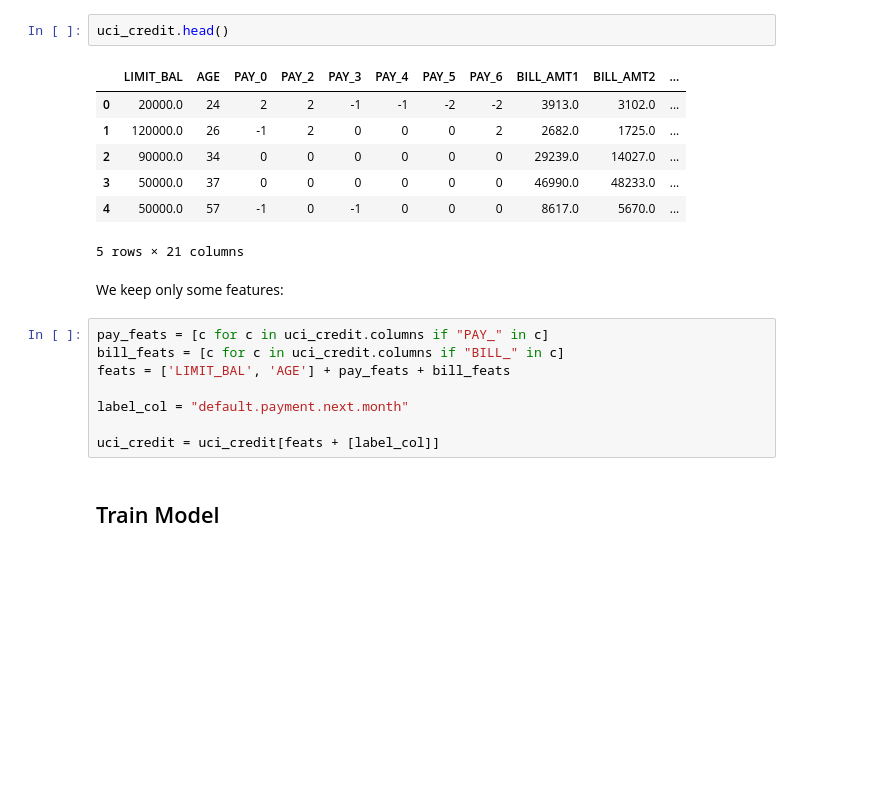
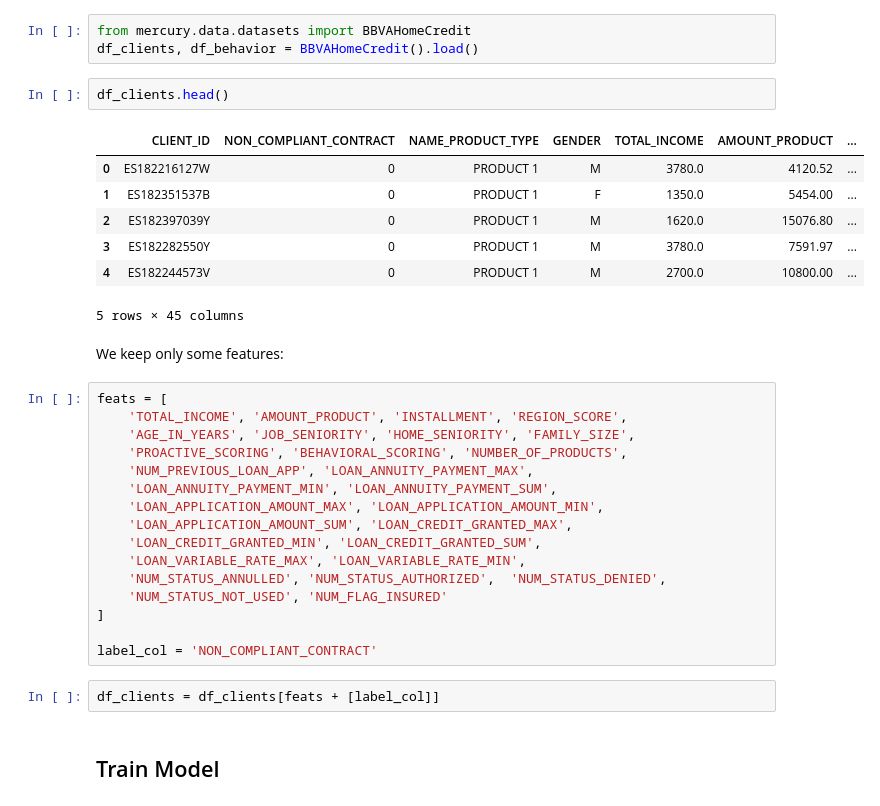
Before and after one commit to BBVA/mercury-explainability, a Jupyter notebook: tutorials/tutorial_counterfactual_basic_explainer_higher_dim.ipynb, the cells around one changed output. Drawn from its saved outputs; the diff is of its cells as text; blank space fills up the shorter version.

```diff
--- a/tutorials/tutorial_counterfactual_basic_explainer_higher_dim.ipynb
+++ b/tutorials/tutorial_counterfactual_basic_explainer_higher_dim.ipynb
@@ -27,23 +43,36 @@ uci_credit = uci_credit.drop(['ID', 'SEX', 'EDUCATION', 'MARRIAGE'], axis=1)
+# %%
+from mercury.data.datasets import BBVAHomeCredit
+df_clients, df_behavior = BBVAHomeCredit().load()
 # %%
-uci_credit.head()
+df_clients.head()
 # %% [output]
-|  | LIMIT_BAL | AGE | PAY_0 | PAY_2 | PAY_3 | PAY_4 | PAY_5 | PAY_6 | BILL_AMT1 | BILL_AMT2 | ... |
-| 0 | 20000.0 | 24 | 2 | 2 | -1 | -1 | -2 | -2 | 3913.0 | 3102.0 | ... |
-| 1 | 120000.0 | 26 | -1 | 2 | 0 | 0 | 0 | 2 | 2682.0 | 1725.0 | ... |
-| 2 | 90000.0 | 34 | 0 | 0 | 0 | 0 | 0 | 0 | 29239.0 | 14027.0 | ... |
-| 3 | 50000.0 | 37 | 0 | 0 | 0 | 0 | 0 | 0 | 46990.0 | 48233.0 | ... |
-| 4 | 50000.0 | 57 | -1 | 0 | -1 | 0 | 0 | 0 | 8617.0 | 5670.0 | ... |
+|  | CLIENT_ID | NON_COMPLIANT_CONTRACT | NAME_PRODUCT_TYPE | GENDER | TOTAL_INCOME | AMOUNT_PRODUCT | ... |
+| 0 | ES182216127W | 0 | PRODUCT 1 | M | 3780.0 | 4120.52 | ... |
+| 1 | ES182351537B | 0 | PRODUCT 1 | F | 1350.0 | 5454.00 | ... |
+| 2 | ES182397039Y | 0 | PRODUCT 1 | M | 1620.0 | 15076.80 | ... |
+| 3 | ES182282550Y | 0 | PRODUCT 1 | M | 3780.0 | 7591.97 | ... |
+| 4 | ES182244573V | 0 | PRODUCT 1 | M | 2700.0 | 10800.00 | ... |
-5 rows × 21 columns
+5 rows × 45 columns
 # %% [markdown]
 We keep only some features:
-# %%
-pay_feats = [c for c in uci_credit.columns if "PAY_" in c]
-bill_feats = [c for c in uci_credit.columns if "BILL_" in c]
-feats = ['LIMIT_BAL', 'AGE'] + pay_feats + bill_feats
-
-label_col = "default.payment.next.month"
-
-uci_credit = uci_credit[feats + [label_col]]
+# %%
+feats = [
+    'TOTAL_INCOME', 'AMOUNT_PRODUCT', 'INSTALLMENT', 'REGION_SCORE',
+    'AGE_IN_YEARS', 'JOB_SENIORITY', 'HOME_SENIORITY', 'FAMILY_SIZE',
+    'PROACTIVE_SCORING', 'BEHAVIORAL_SCORING', 'NUMBER_OF_PRODUCTS',
+    'NUM_PREVIOUS_LOAN_APP', 'LOAN_ANNUITY_PAYMENT_MAX',
+    'LOAN_ANNUITY_PAYMENT_MIN', 'LOAN_ANNUITY_PAYMENT_SUM',
+    'LOAN_APPLICATION_AMOUNT_MAX', 'LOAN_APPLICATION_AMOUNT_MIN',
+    'LOAN_APPLICATION_AMOUNT_SUM', 'LOAN_CREDIT_GRANTED_MAX',
+    'LOAN_CREDIT_GRANTED_MIN', 'LOAN_CREDIT_GRANTED_SUM',
+    'LOAN_VARIABLE_RATE_MAX', 'LOAN_VARIABLE_RATE_MIN',
+    'NUM_STATUS_ANNULLED', 'NUM_STATUS_AUTHORIZED',  'NUM_STATUS_DENIED',
+    'NUM_STATUS_NOT_USED', 'NUM_FLAG_INSURED'
+]
+
+label_col = 'NON_COMPLIANT_CONTRACT'
+# %%
+df_clients = df_clients[feats + [label_col]]
 # %% [markdown]
 ## Train Model
 # %% [markdown]
```
Also changed, not shown: parts of 24 cells of this notebook, 7 other files.
